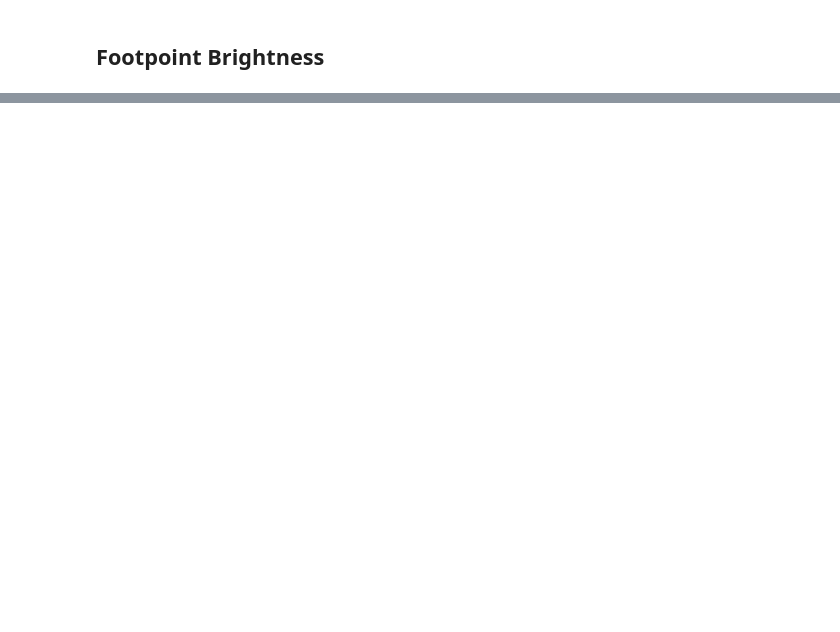
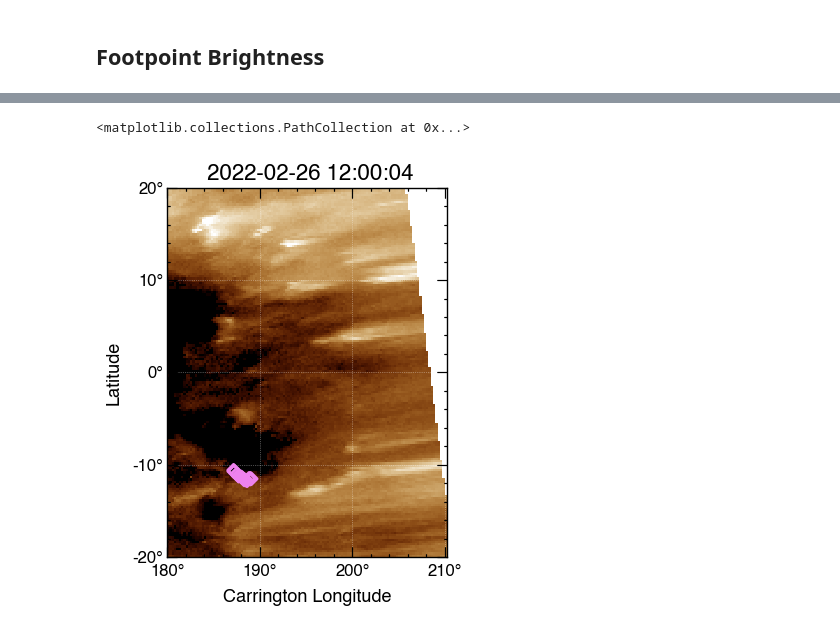
Before and after one commit to tamarervin/publications, a Jupyter notebook: e11_ch/fig6.ipynb, the cells around one changed output, grey strips where cells are left out. Drawn from its saved outputs; the diff is of its cells as text; code cells hidden in the pictures; blank space fills up the shorter version.

```diff
--- a/e11_ch/fig6.ipynb
+++ b/e11_ch/fig6.ipynb
@@ -409,0 +512,10 @@ fig.savefig('eps_figures/fig6.pdf') #EPS
+# %%
+# data parameters
+cadence = a.Sample(24*u.hour)  # querying cadence
+start_date = '2022-02-25T12:00:00'  # start date of query
+end_date = '2022-02-27T12:00:00'  # end date of query
+
+hmi_result = Fido.search(a.Time(start_date, end_date),
+                     a.Instrument.aia, a.Wavelength(193 * u.angstrom), cadence)
+file_download = Fido.fetch(hmi_result)
+map_seq = sunpy.map.Map(sorted(file_download))
@@ -409,0 +532,28 @@ fig.savefig('eps_figures/fig6.pdf') #EPS
+# %%
+### SLOW ALFVENIC WIND!!!!
+### MAP CREATION
+hmi_map = map_seq[0]
+shape = (720, 1440)
+carr_header = make_heliographic_header(hmi_map.date, hmi_map.observer_coordinate, shape, frame='carrington')
+outmap = hmi_map.reproject_to(carr_header)
+### CREATE SUBMAP
+bottom_left = SkyCoord(180.01*u.degree, -20*u.degree, frame=outmap.coordinate_frame)
+sasw_submap = outmap.submap(bottom_left, width=30*u.degree, height=40*u.degree)
+bottom_left = SkyCoord(160*u.degree, -20*u.degree, frame=outmap.coordinate_frame)
+sasw_submap2 = outmap.submap(bottom_left, width=20*u.degree, height=40*u.degree)
+fig = plt.figure()
+ax = fig.add_subplot(projection=sasw_submap)
+
+### PLOT FIGURE
+lognorm = mpl.colors.LogNorm(vmin=np.nanpercentile(sasw_submap.data.flatten(),10),
+                        vmax=np.nanpercentile(sasw_submap.data.flatten(),99.9))
+sasw_submap.plot(axes=ax, norm=lognorm)
+# sasw_submap2.plot(axes=ax, norm=lognorm)
+coords = SkyCoord(lon=np.array(pfss.flon[salf])*u.deg, lat=np.array(pfss.flat[salf])*u.deg, frame=sasw_submap.coordinate_frame)
+pixel_coords_x, pixel_coords_y = coords.to_pixel(sasw_submap.wcs)
+ax.scatter(pixel_coords_x, pixel_coords_y, marker='D', zorder=3, facecolor='none', edgecolor=sacol, linewidth=2)
+
+# ax.set_title('Slow Alfvenic Wind Region')
+# %% [output]
+<matplotlib.collections.PathCollection at 0x...>
+[figure, added]
```
Also changed, not shown: parts of 28 cells of this notebook, 7 other files.
